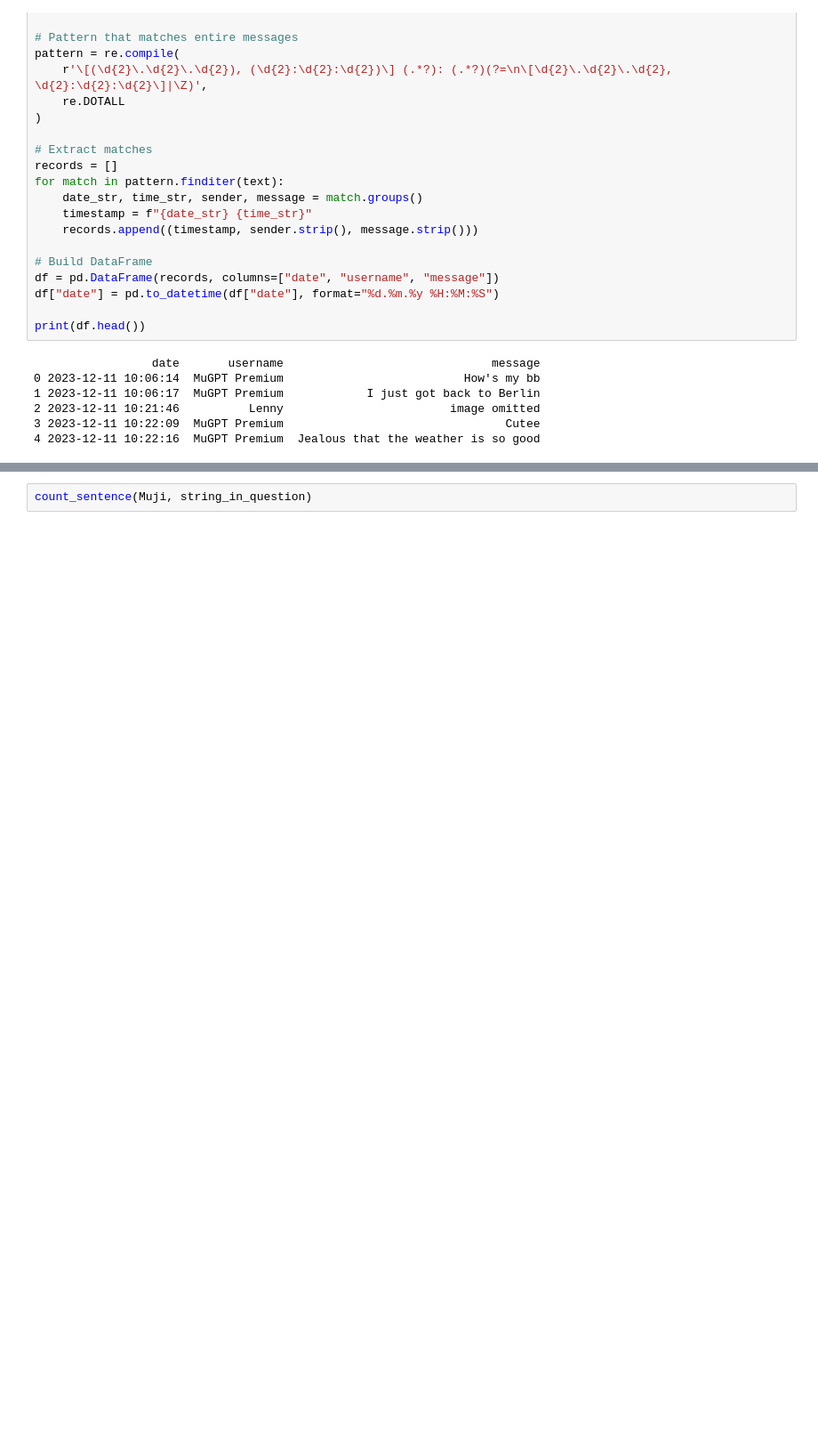
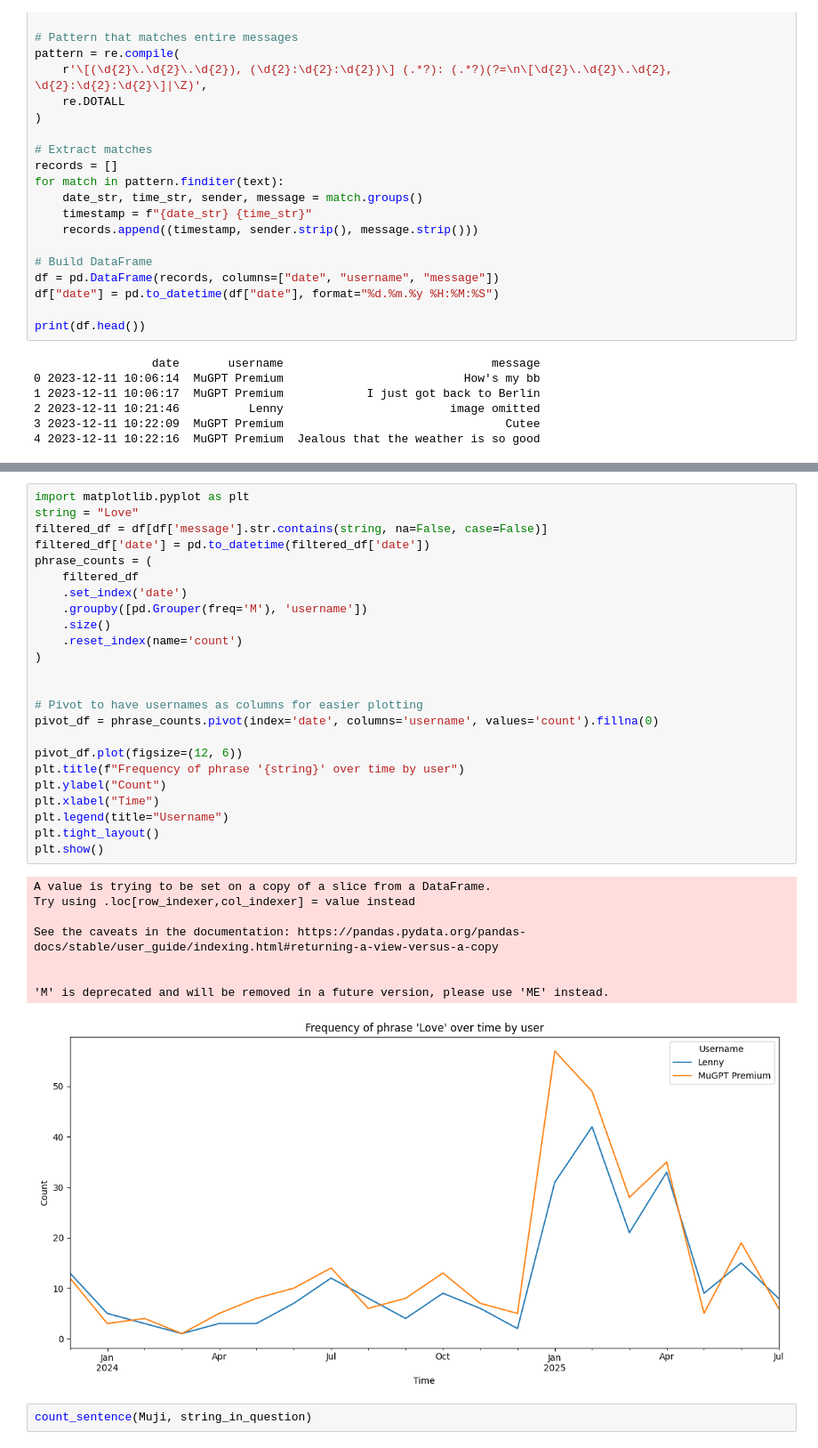
Before and after one commit to LeonardRosen/nico, a Jupyter notebook: muji_lenny_whatsapp.ipynb, the cells around one changed output, grey strips where cells are left out. Shown at 89% size. Saved outputs shown, nothing was run; the diff lists cells and outputs as text; blank space fills up the shorter version.

```diff
--- a/muji_lenny_whatsapp.ipynb
+++ b/muji_lenny_whatsapp.ipynb
@@ -97,3 +123,36 @@ while Lenny only wrote it 76. thats only 42.70% of all mentions.
+# %%
+import matplotlib.pyplot as plt
+string = "Love"
+filtered_df = df[df['message'].str.contains(string, na=False, case=False)]
+filtered_df['date'] = pd.to_datetime(filtered_df['date'])
+phrase_counts = (
+    filtered_df
+    .set_index('date')
+    .groupby([pd.Grouper(freq='M'), 'username'])
+    .size()
+    .reset_index(name='count')
+)
+
+
+# Pivot to have usernames as columns for easier plotting
+pivot_df = phrase_counts.pivot(index='date', columns='username', values='count').fillna(0)
+
+pivot_df.plot(figsize=(12, 6))
+plt.title(f"Frequency of phrase '{string}' over time by user")
+plt.ylabel("Count")
+plt.xlabel("Time")
+plt.legend(title="Username")
+plt.tight_layout()
+plt.show()
+# %% [output]
+A value is trying to be set on a copy of a slice from a DataFrame.
+Try using .loc[row_indexer,col_indexer] = value instead
+
+See the caveats in the documentation: https://pandas.pydata.org/pandas-docs/stable/user_guide/indexing.html#returning-a-view-versus-a-copy
+
+
+'M' is deprecated and will be removed in a future version, please use 'ME' instead.
+[figure, added]
 # %%
 count_sentence(Muji, string_in_question)
 # %% [output]
```
Also changed, not shown: parts of 3 cells of this notebook.
